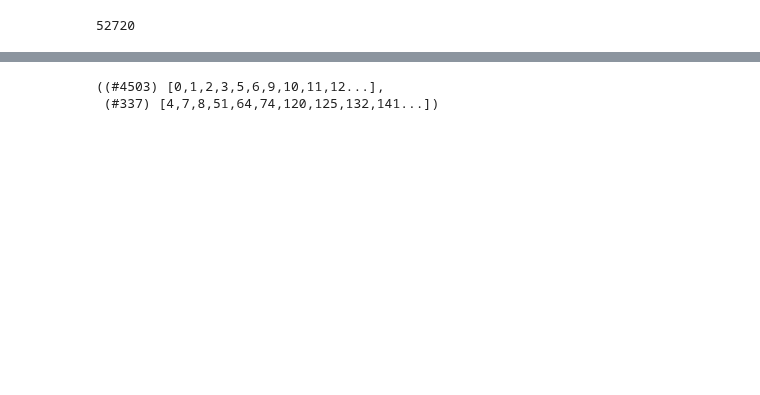
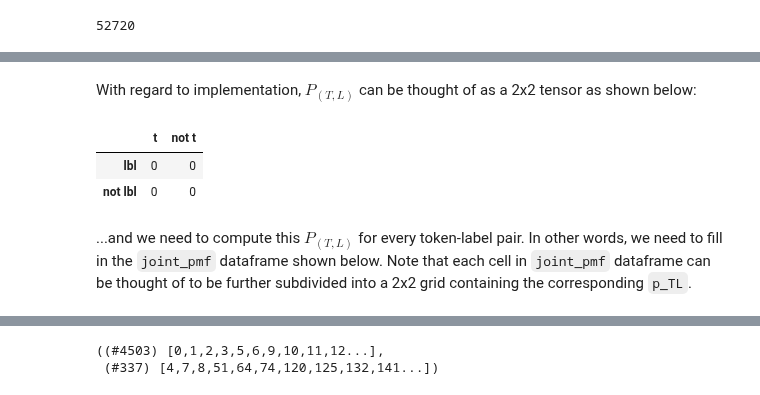
Before and after one commit to debjyotiSRoy/xcube, a Jupyter notebook: nbs/14_tutorial.boot_l2r.ipynb, the cells around one changed output, grey strips where cells are left out. Cells and saved outputs as stored; diff of their text form; code cells hidden in the pictures; blank space fills up the shorter version.

```diff
--- a/nbs/14_tutorial.boot_l2r.ipynb
+++ b/nbs/14_tutorial.boot_l2r.ipynb
@@ -64,0 +78,11 @@ len(df)
+# %% [markdown]
+With regard to implementation, $P_{(T,L)}$ can be thought of as a 2x2 tensor as shown below:
+# %%
+p_TL = pd.DataFrame(0, columns=['t', 'not t'], index=['lbl', 'not lbl'])
+p_TL
+# %% [output]
+|  | t | not t |
+| lbl | 0 | 0 |
+| not lbl | 0 | 0 |
+# %% [markdown]
+...and we need to compute this $P_{(T,L)}$ for every token-label pair. In other words, we need to fill in the `joint_pmf` dataframe shown below. Note that each cell in `joint_pmf` dataframe can be thought of to be further subdivided into a 2x2 grid containing the corresponding `p_TL`.
```
Also changed, not shown: parts of 46 cells of this notebook, 5 other files.
